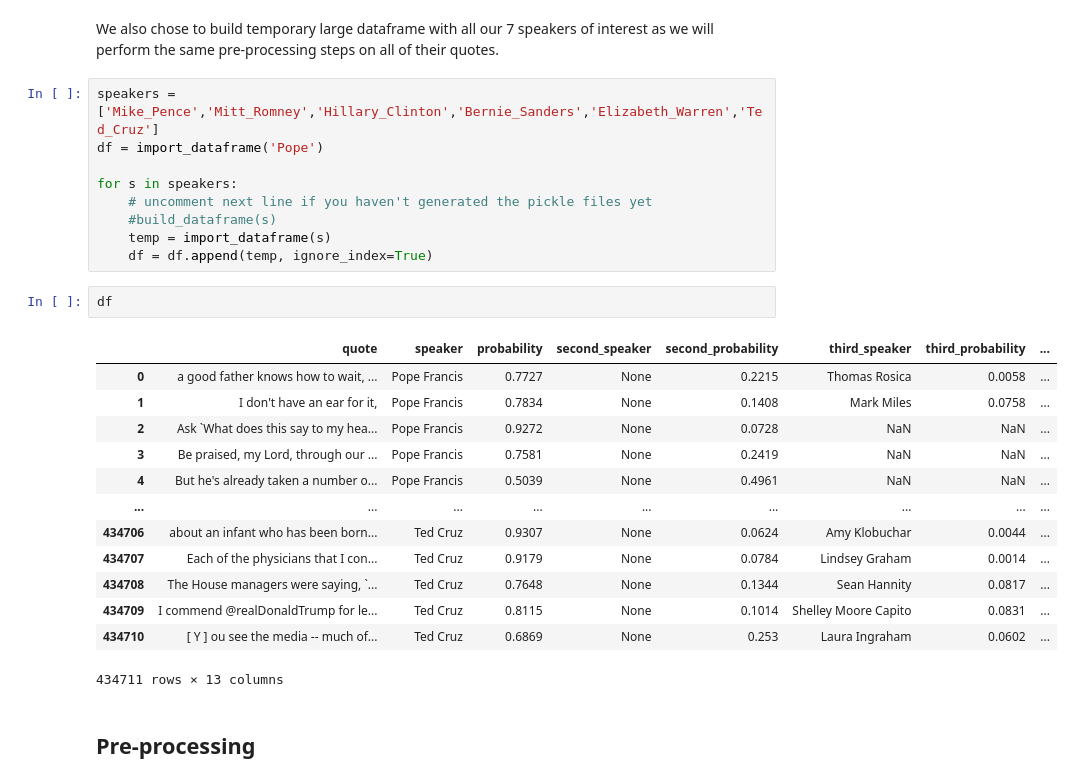
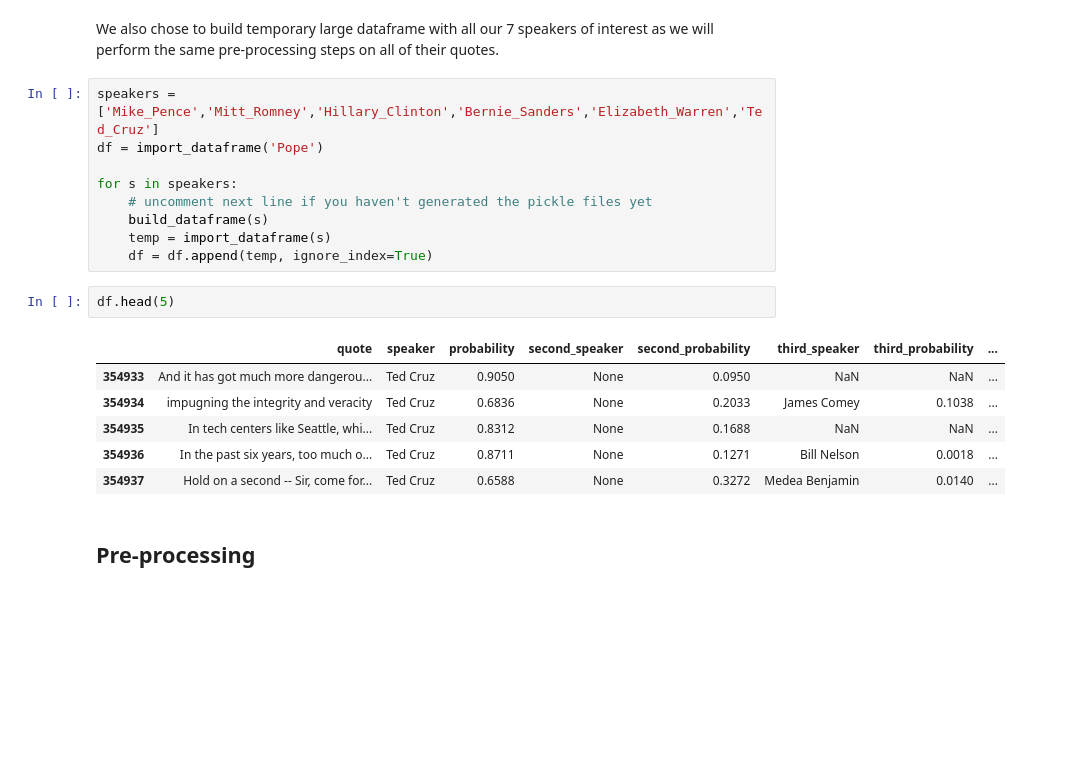
Before and after one commit to paulmoreau40/Applied-Data-Analysis-project-EPFL, a Jupyter notebook: src/final.ipynb, the cells around one changed output. Drawn from its saved outputs; the diff is of its cells as text; blank space fills up the shorter version.

```diff
--- a/src/final.ipynb
+++ b/src/final.ipynb
@@ -88,25 +89,18 @@ df = import_dataframe('Pope')
 
 for s in speakers:
     # uncomment next line if you haven't generated the pickle files yet
-    #build_dataframe(s)
+    build_dataframe(s)
     temp = import_dataframe(s)
     df = df.append(temp, ignore_index=True)
 # %%
-df
+df.head(5)
 # %% [output]
 |  | quote | speaker | probability | second_speaker | second_probability | third_speaker | third_probability | ... |
-| 0 | a good father knows how to wait, ... | Pope Francis | 0.7727 | None | 0.2215 | Thomas Rosica | 0.0058 | ... |
-| 1 | I don't have an ear for it, | Pope Francis | 0.7834 | None | 0.1408 | Mark Miles | 0.0758 | ... |
-| 2 | Ask `What does this say to my hea... | Pope Francis | 0.9272 | None | 0.0728 | NaN | NaN | ... |
-| 3 | Be praised, my Lord, through our ... | Pope Francis | 0.7581 | None | 0.2419 | NaN | NaN | ... |
-| 4 | But he's already taken a number o... | Pope Francis | 0.5039 | None | 0.4961 | NaN | NaN | ... |
-| ... | ... | ... | ... | ... | ... | ... | ... | ... |
-| 434706 | about an infant who has been born... | Ted Cruz | 0.9307 | None | 0.0624 | Amy Klobuchar | 0.0044 | ... |
-| 434707 | Each of the physicians that I con... | Ted Cruz | 0.9179 | None | 0.0784 | Lindsey Graham | 0.0014 | ... |
-| 434708 | The House managers were saying, `... | Ted Cruz | 0.7648 | None | 0.1344 | Sean Hannity | 0.0817 | ... |
-| 434709 | I commend @realDonaldTrump for le... | Ted Cruz | 0.8115 | None | 0.1014 | Shelley Moore Capito | 0.0831 | ... |
-| 434710 | [ Y ] ou see the media -- much of... | Ted Cruz | 0.6869 | None | 0.253 | Laura Ingraham | 0.0602 | ... |
+| 354933 | And it has got much more dangerou... | Ted Cruz | 0.9050 | None | 0.0950 | NaN | NaN | ... |
+| 354934 | impugning the integrity and veracity | Ted Cruz | 0.6836 | None | 0.2033 | James Comey | 0.1038 | ... |
+| 354935 | In tech centers like Seattle, whi... | Ted Cruz | 0.8312 | None | 0.1688 | NaN | NaN | ... |
+| 354936 | In the past six years, too much o... | Ted Cruz | 0.8711 | None | 0.1271 | Bill Nelson | 0.0018 | ... |
+| 354937 | Hold on a second -- Sir, come for... | Ted Cruz | 0.6588 | None | 0.3272 | Medea Benjamin | 0.0140 | ... |
-434711 rows × 13 columns
 # %% [markdown]
 ## Pre-processing
 # %% [markdown]
```
Also changed, not shown: parts of 22 cells of this notebook.
